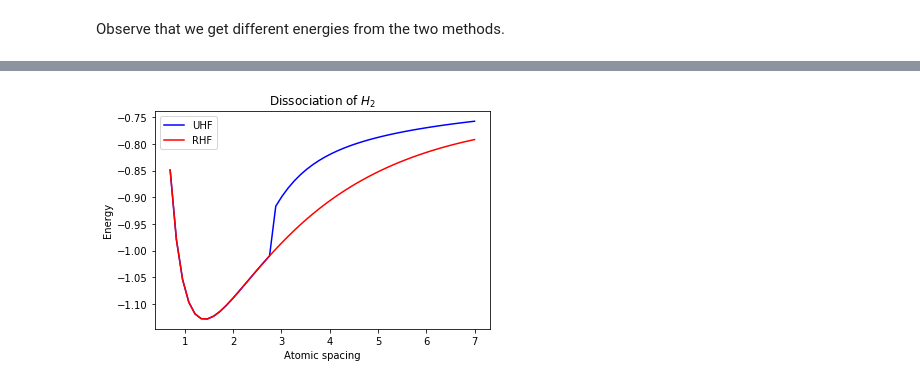
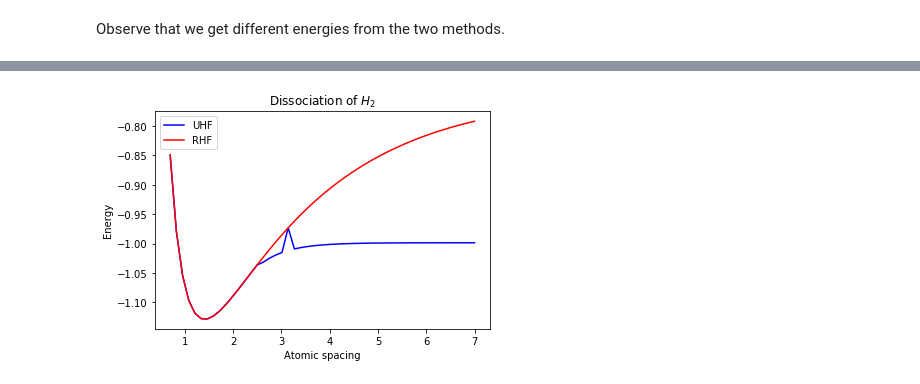
Before and after one commit to gregwinther/FYS-KJM4480, a Jupyter notebook: Project1/FYS-KJM4480 2017 Project 1.ipynb, the cells around one changed output, grey strips where cells are left out. Drawn from its saved outputs; the diff is of its cells as text; code cells hidden in the pictures.

Commit message:
Ran into some problems: Energy of UHF too high. Fixed now. Added call_psi4.py script

```diff
--- a/Project1/FYS-KJM4480 2017 Project 1.ipynb
+++ b/Project1/FYS-KJM4480 2017 Project 1.ipynb
@@ -559,8 +568,8 @@ def uhf_scf(H, W, S, num_occ_ups, num_occ_downs,
     E_down_prev, U_down = scipy.linalg.eigh(H, S)
 
     # Generating density matrices (w/ Hermitian noise)
-    D_up   = generate_density_matrix(U_up,   num_occ_ups,   True)
-    D_down = generate_density_matrix(U_down, num_occ_downs, True)
+    D_up   = generate_density_matrix(U_up,   num_occ_ups,   noise=True)
+    D_down = generate_density_matrix(U_down, num_occ_downs, noise=True)
 
     # Generating Fock matrices
     F_up, F_down = generate_fock_matrices(H, W, D_up, D_down)
@@ -788,7 +802,7 @@ We can see that the RHF and UHF schemes give the same result for the ground stat
 A case more interesting than the $H_2O$ molecule when comparing RHF and UHF is the $H_2$ molecule. The bond distance of the molecule is set very high on purpose.
 # %%
 # Defining Hydrogen molecule
-r_h2 = 2.0 # Bond distance
+r_h2 = 5.0 # Bond distance
 
 h2 = """
     0 1
@@ -797,7 +811,7 @@ h2 = """
     symmetry c1
     units bohr
     """ .format(r_h2)
-
+'''
 molecule = psi4.geometry(h2)
 
 options = { 'basis': 'cc-pVDZ',
@@ -827,3 +841,4 @@ num_occ_downs = wavefunction.nbeta()  # No of occupied down states
 
 # Getting nuclear repulsion energy
 E_nuc = molecule.nuclear_repulsion_energy()
+'''
@@ -830,20 +847,28 @@ E_nuc = molecule.nuclear_repulsion_energy()
 # %%
+## UHF
+# Calling Psi4 with specified H2 molecule
+E_psi4_uhf_h2, E_nuc, H, W, S, num_orbs, n_occ_up, n_occ_dn \
+= call_psi4(h2, {'reference' : 'uhf'})
+
 # UHF energy
 F_up, F_down, D_up, D_down =\
-    uhf_scf(H, W, S, num_occ_ups, num_occ_downs, theta = 0.1)
-uhf_energy  = compute_energy(F_up, F_down, W, D_up, D_down)
-uhf_energy += E_nuc
+    uhf_scf(H, W, S, n_occ_up, nocc_dn, theta = 0.001)
+E_uhf_h2  = compute_energy(F_up, F_down, W, D_up, D_down)
+E_uhf_h2 += E_nuc
+
+## RHF
+# Calling Psi4 with specified H2 molecule
+E_psi4_rhf_h2, E_nuc, H, W, S, num_orbs, n_occ_up, n_occ_dn \
+= call_psi4(h2, {'reference' : 'rhf'})
 
 # RHF energy
-F, D = rhf_scf(H, W, S, num_occ_ups, theta=0.1)
-rhf_energy  = compute_energy(F, F, W, 0.5 * D, 0.5 * D)
-rhf_energy += E_nuc
+F, D = rhf_scf(H, W, S, n_occ_up, theta=0.001)
+E_rhf_h2  = compute_energy(F, F, W, 0.5 * D, 0.5 * D)
+E_rhf_h2 += E_nuc
 
-print("UHF energy:     ", uhf_energy)
-print("RHF energy:     ", rhf_energy)
-print("UHF Psi4 energy:", psi4.energy('SCF'))
-options.update({'reference':'rhf'})
-psi4.set_options(options)
-print("RHF Psi4 energy:", psi4.energy('SCF'))
+print("UHF energy:     ", E_uhf_h2)
+print("RHF energy:     ", E_rhf_h2)
+print("UHF Psi4 energy:", E_psi4_uhf_h2)
+print("RHF Psi4 energy:", E_psi4_rhf_h2)
 # %% [output]
 UHF SCF iterations.
@@ -915,12 +983,13 @@ for i in range(N):
     rhf_energies[i] = rhf_energy
 # %%
 from matplotlib import pyplot as plt
+plt.figure()
 plt.plot(r_h2, uhf_energies, '-b', label="UHF")
 plt.plot(r_h2, rhf_energies, '-r', label="RHF")
 plt.legend()
 plt.title("Dissociation of $H_2$")
 plt.xlabel("Atomic spacing")
 plt.ylabel("Energy")
 plt.show()
 # %% [output]
-[figure, old version]
+[figure, new version]
```
Also changed, not shown: parts of 12 cells of this notebook, 1 other file.
